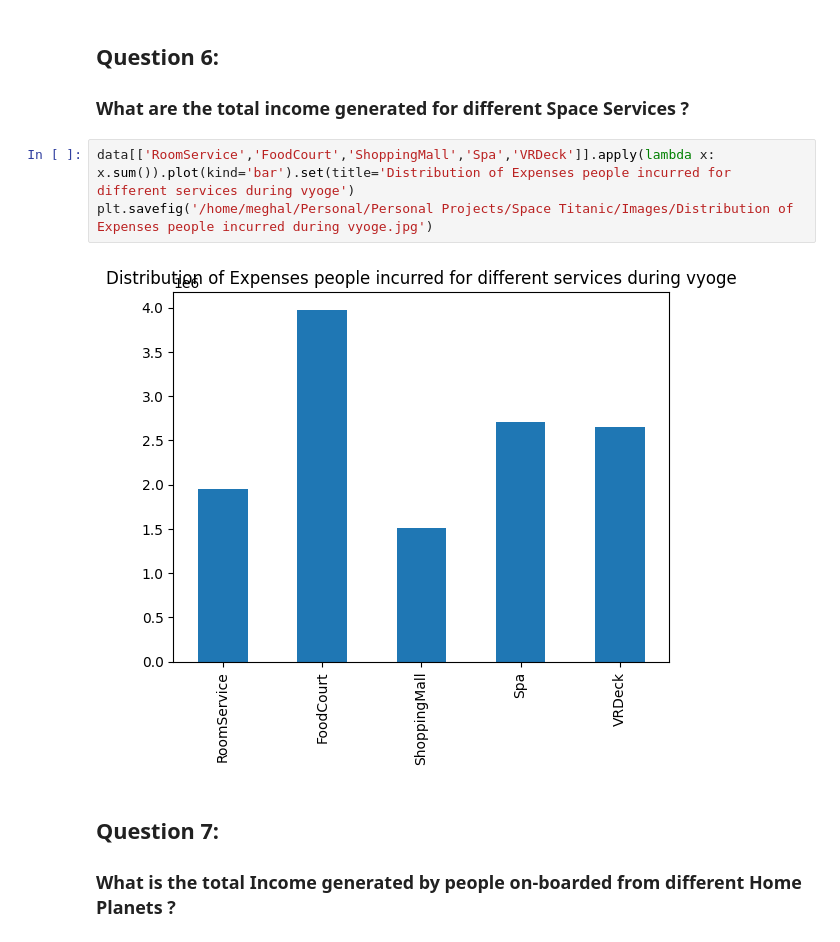
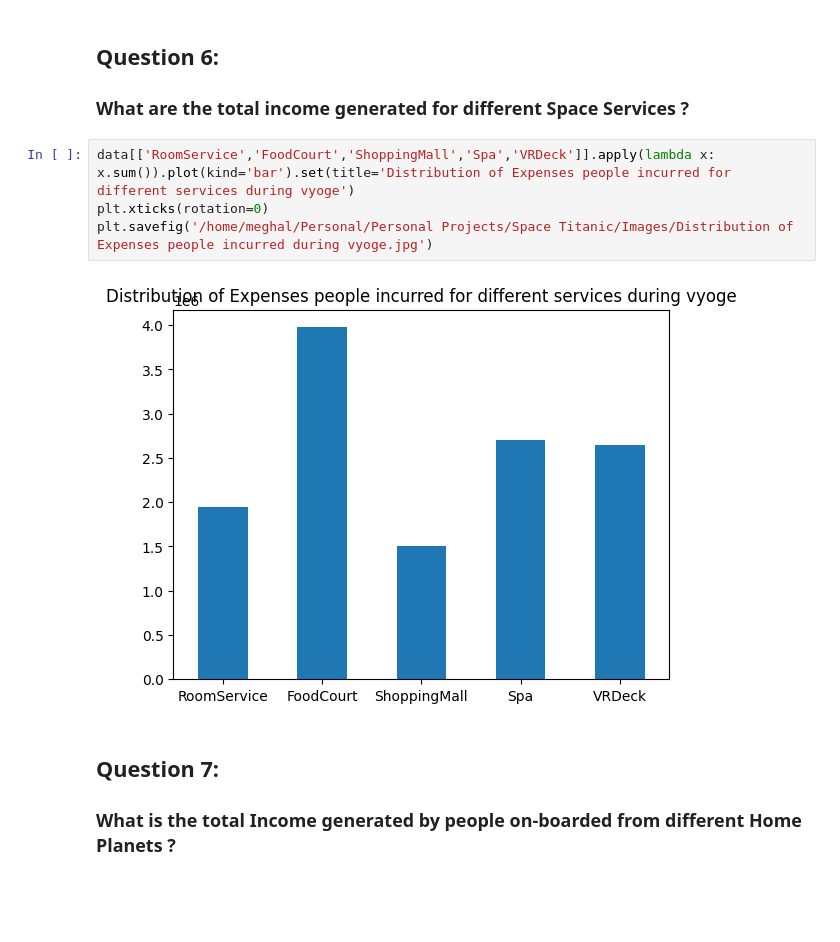
Before and after one commit to meghalagarwal/Space_Titanic_Transport_Prediction, a Jupyter notebook: Clean_Data_EDA.ipynb, the cells around one changed output. Saved outputs shown, nothing was run; the diff lists cells and outputs as text; blank space fills up the shorter version.

```diff
--- a/Clean_Data_EDA.ipynb
+++ b/Clean_Data_EDA.ipynb
@@ -113,9 +114,10 @@ plt.savefig('/home/meghal/Personal/Personal Projects/Space Titanic/Images/Age Di
 ### What are the total income generated for different Space Services ?
 # %%
 data[['RoomService','FoodCourt','ShoppingMall','Spa','VRDeck']].apply(lambda x: x.sum()).plot(kind='bar').set(title='Distribution of Expenses people incurred for different services during vyoge')
+plt.xticks(rotation=0)
 plt.savefig('/home/meghal/Personal/Personal Projects/Space Titanic/Images/Distribution of Expenses people incurred during vyoge.jpg')
 # %% [output]
-[figure, old version]
+[figure, new version]
 # %% [markdown]
 ## Question 7:
 
```
Also changed, not shown: parts of 10 cells of this notebook, 9 other files.
